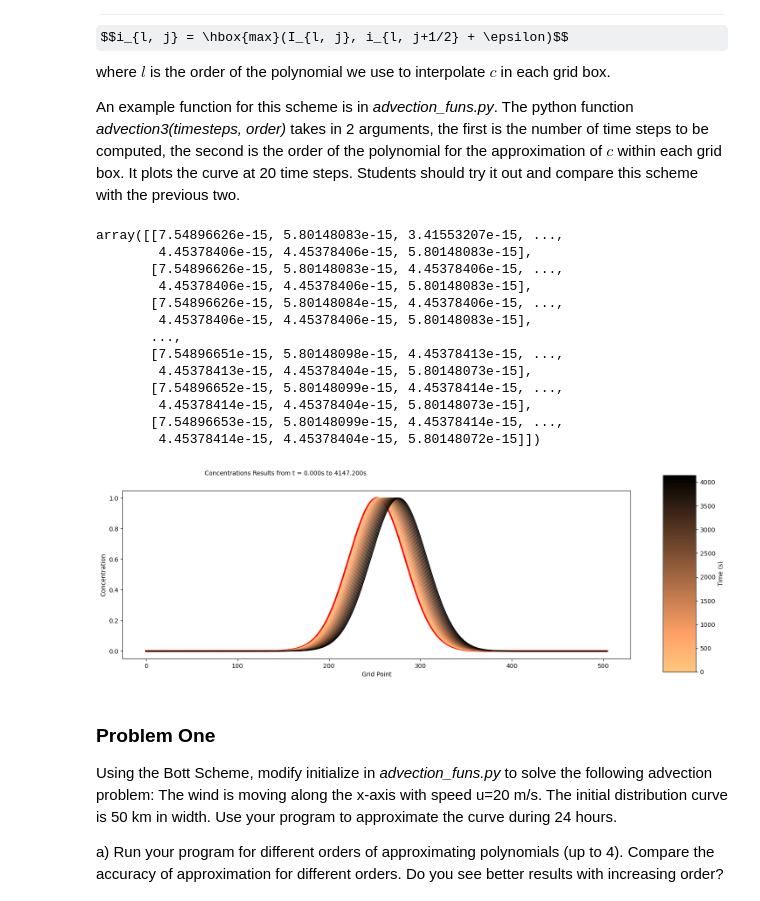
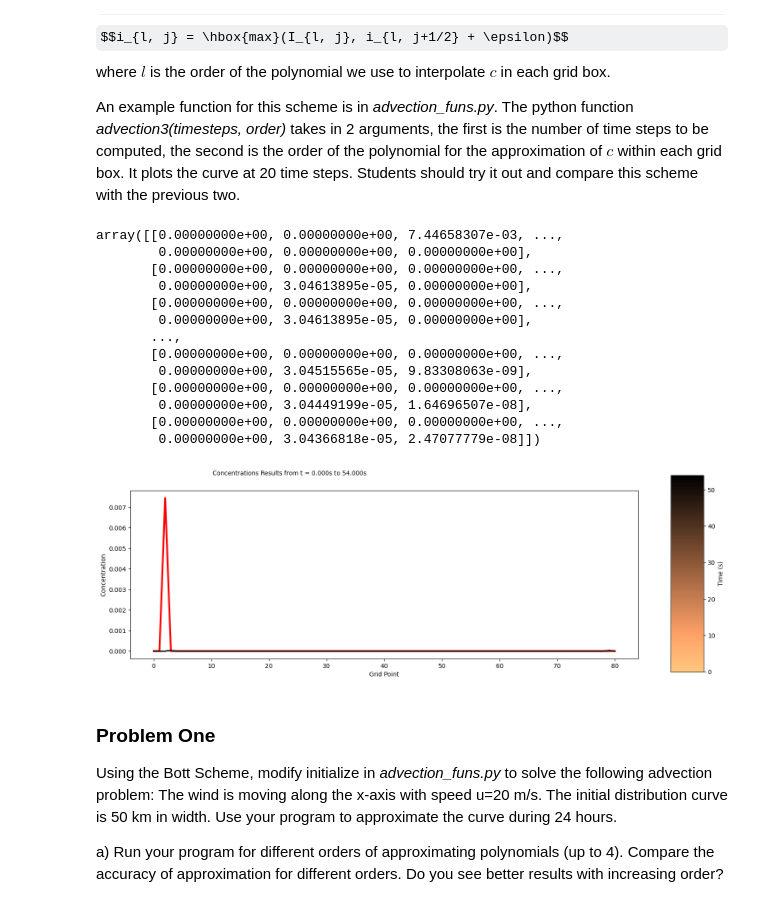
Before and after one commit to nicduboc/numeric_2024, a Jupyter notebook: notebooks/lab10/duboc-lab10.ipynb, the cells around one changed output. Cells and saved outputs as stored; diff of their text form; code cells hidden in the pictures; some formulas as TeX source.

```diff
--- a/notebooks/lab10/duboc-lab10.ipynb
+++ b/notebooks/lab10/duboc-lab10.ipynb
@@ -419,22 +419,22 @@ polynomial for the approximation of $c$ within each grid box. It plots the curve
 Students should try it out and compare this scheme with the previous
 two.
 # %%
-afs.advection3(60, 1, lab_example=False)
+afs.advection3(60, 4, lab_example=True)
 # %% [output]
-array([[7.54896626e-15, 5.80148083e-15, 3.41553207e-15, ...,
-        4.45378406e-15, 4.45378406e-15, 5.80148083e-15],
-       [7.54896626e-15, 5.80148083e-15, 4.45378406e-15, ...,
-        4.45378406e-15, 4.45378406e-15, 5.80148083e-15],
-       [7.54896626e-15, 5.80148084e-15, 4.45378406e-15, ...,
-        4.45378406e-15, 4.45378406e-15, 5.80148083e-15],
+array([[0.00000000e+00, 0.00000000e+00, 7.44658307e-03, ...,
+        0.00000000e+00, 0.00000000e+00, 0.00000000e+00],
+       [0.00000000e+00, 0.00000000e+00, 0.00000000e+00, ...,
+        0.00000000e+00, 3.04613895e-05, 0.00000000e+00],
+       [0.00000000e+00, 0.00000000e+00, 0.00000000e+00, ...,
+        0.00000000e+00, 3.04613895e-05, 0.00000000e+00],
        ...,
-       [7.54896651e-15, 5.80148098e-15, 4.45378413e-15, ...,
-        4.45378413e-15, 4.45378404e-15, 5.80148073e-15],
-       [7.54896652e-15, 5.80148099e-15, 4.45378414e-15, ...,
-        4.45378414e-15, 4.45378404e-15, 5.80148073e-15],
-       [7.54896653e-15, 5.80148099e-15, 4.45378414e-15, ...,
-        4.45378414e-15, 4.45378404e-15, 5.80148072e-15]])
+       [0.00000000e+00, 0.00000000e+00, 0.00000000e+00, ...,
+        0.00000000e+00, 3.04515565e-05, 9.83308063e-09],
+       [0.00000000e+00, 0.00000000e+00, 0.00000000e+00, ...,
+        0.00000000e+00, 3.04449199e-05, 1.64696507e-08],
+       [0.00000000e+00, 0.00000000e+00, 0.00000000e+00, ...,
+        0.00000000e+00, 3.04366818e-05, 2.47077779e-08]])
-[figure, old version]
+[figure, new version]
 # %% [markdown]
 ### Problem One ###
 
```
Also changed, not shown: parts of 1 cell of this notebook, 3 other files.
